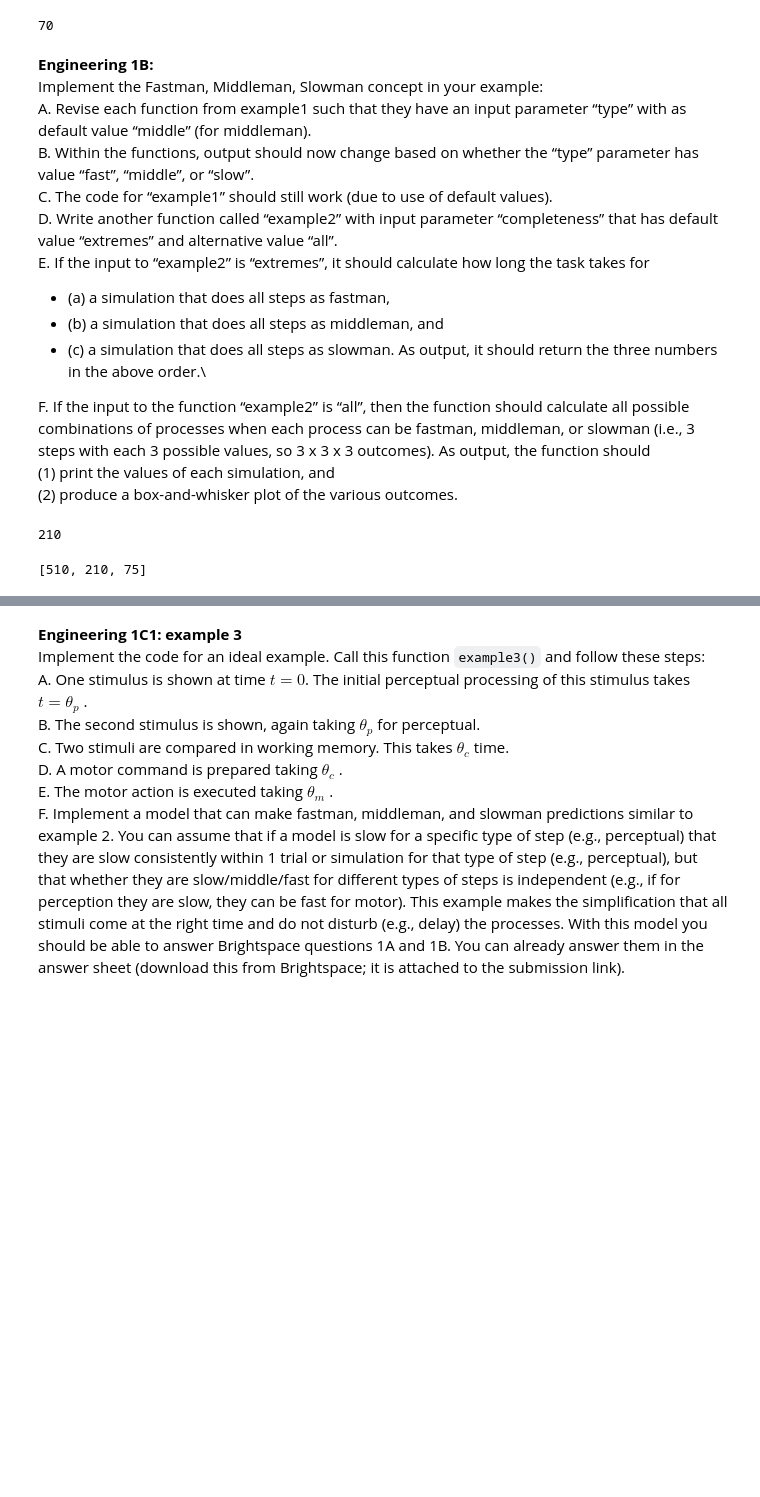
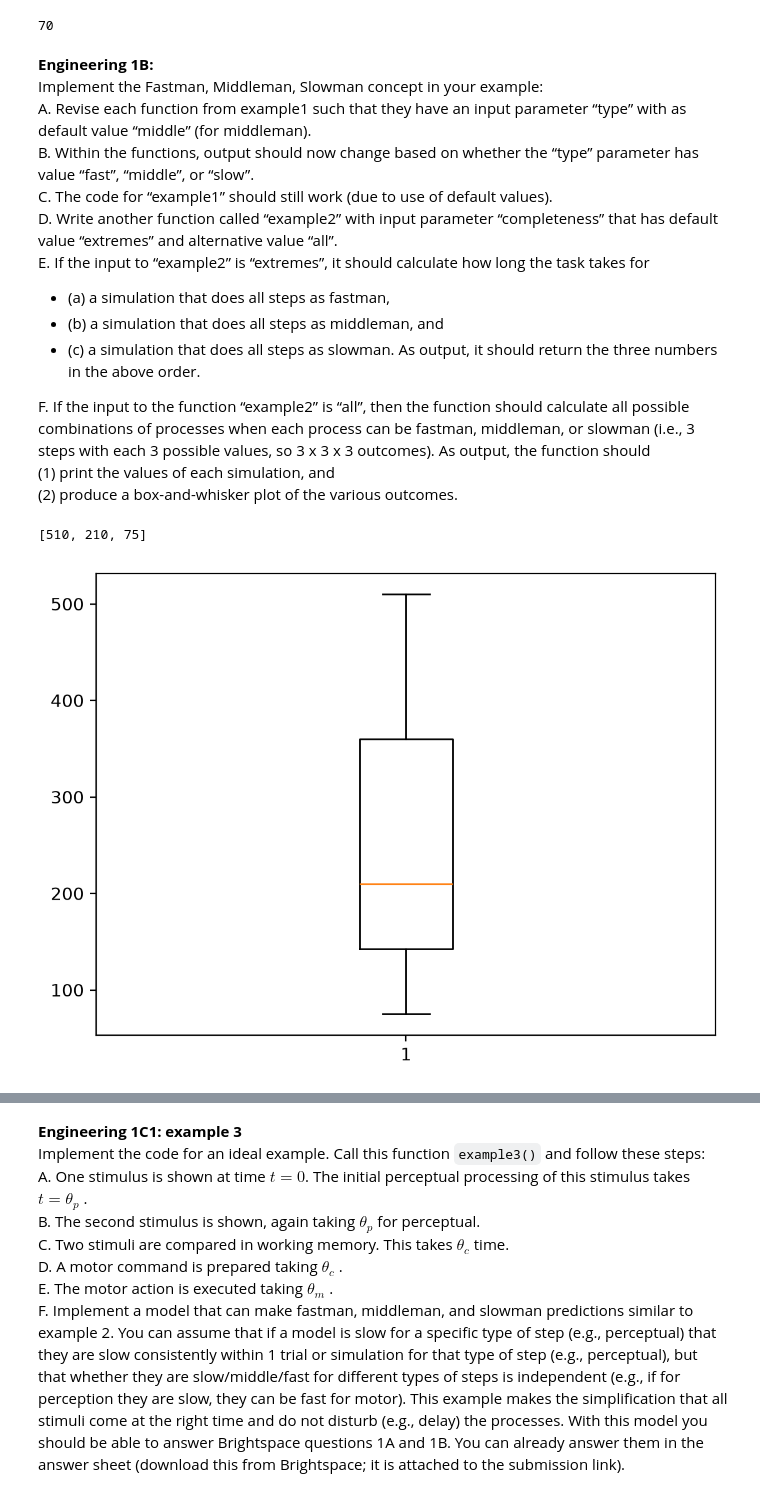
Before and after one commit to vaba777/COGMO_LAB, a Jupyter notebook: code/1st_lab.ipynb, the cells around one changed output, grey strips where cells are left out. Drawn from its saved outputs; the diff is of its cells as text; code cells hidden in the pictures; blank space fills up the shorter version.

```diff
--- a/code/1st_lab.ipynb
+++ b/code/1st_lab.ipynb
@@ -56,7 +51,7 @@ D. Write another function called “example2” with input parameter “complete
 E. If the input to “example2” is “extremes”, it should calculate how long the task takes for
 - (a) a simulation that does all steps as fastman,
 - (b) a simulation that does all steps as middleman, and
-- (c) a simulation that does all steps as slowman. As output, it should return the three numbers in the above order.\
+- (c) a simulation that does all steps as slowman. As output, it should return the three numbers in the above order.
 
 F. If the input to the function “example2” is “all”, then the function should calculate all possible combinations of processes when each process can be fastman, middleman, or slowman (i.e., 3 steps with each 3 possible values, so 3 x 3 x 3 outcomes). As output, the function should \
 (1) print the values of each simulation, and \
@@ -96,47 +91,43 @@ def motorstep(type="middle"):
     return (time)
 
 
-def example1_advanced(type="middle"):
+def random(type="middle"):
     total_time = start(type) + perceptualstep(type) + cognitivestep(type) + motorstep(type)
     return total_time
-
-example1_advanced() #C
-# %% [output]
-210
 # %%
 # def functions
-# D. Write another function called “example2” with input parameter “completeness”
-# that has default value “extremes” and alternative value “all”.
-# E. If the input to “example2” is “extremes”, it should calculate how long the task takes for
-    # (a) a simulation that does all steps as fastman,
-    # (b) a simulation that does all steps as middleman, and
-    # (c) a simulation that does all steps as slowman. As output, it should return the three numbers in the above order.\
-
-# F. If the input to the function “example2” is “all”, then the function should calculate all possible combinations
-# of processes when each process can be fastman, middleman, or slowman (i.e.,
-# 3 steps with each 3 possible values, so 3 x 3 x 3 outcomes). As output, the function should
-    # (1) print the values of each simulation, and
-    # (2) produce a box-and-whisker plot of the various outcomes.
-
 types = ["slow", "middle", "fast"]
 total_times = [] #list to store results for extremes
 results3 = {} #dictionary to store results for all
 
 def example2(completeness = "extremes"):
+
     if completeness == "extremes":
+
         for type in types:
             total_time = start(type) + perceptualstep(type) + cognitivestep(type) + motorstep(type)
             total_times.append(total_time)
         print(total_times)
+
+        plt.boxplot(total_times)
+
     else:
         for p, m, c in product(types,types1,types2):
             t_p = perceptualstep(p)
             t_m = motorstep(m)
             t_c = cognitivestep(c)
             print(t_p, t_m, t_c)
             results3[f"{p}_{m}_{c}"] = {
                     "time": t_p + t_m + t_c}
+        #extract raw values for plotting
+        x3 = []
+        for dict in results3.values():
+            for v in dict.values():
+                x3.append(v)
+        #boxplot-plot
+        plt.boxplot(x3)
 
 example2(completeness="extremes")
 # %% [output]
 [510, 210, 75]
+[figure, added]
```
Also changed, not shown: parts of 11 cells of this notebook, 31 other files.
